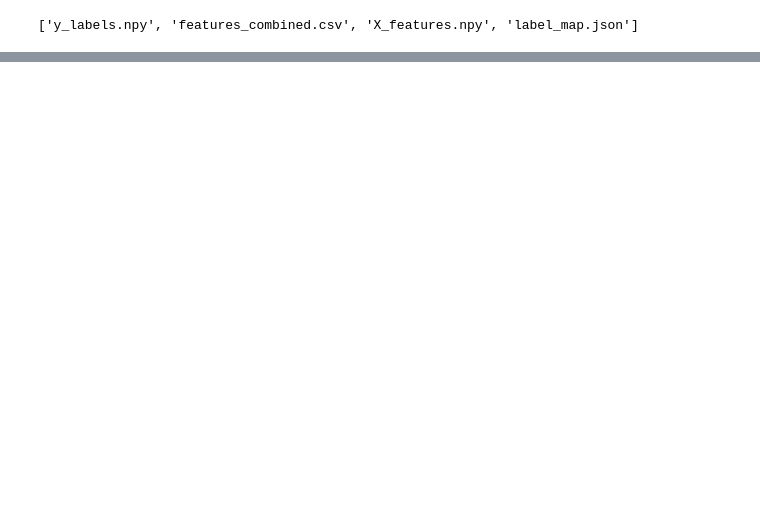
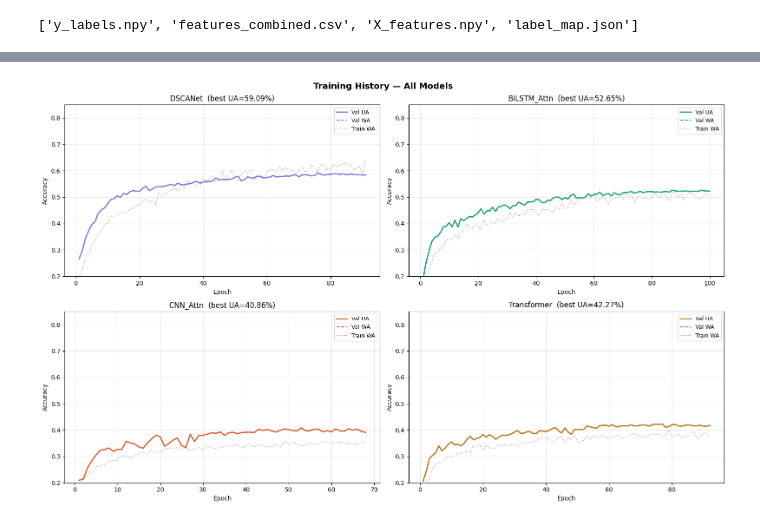
Before and after one commit to TensorNaut/aurasense-audio-ml, a Jupyter notebook: training.ipynb, the cells around one changed output, grey strips where cells are left out. Saved outputs shown, nothing was run; the diff lists cells and outputs as text; code cells hidden in the pictures; blank space fills up the shorter version.

```diff
--- a/training.ipynb
+++ b/training.ipynb
@@ -682,66 +659,24 @@ Early stop  : patience=12
 # %%
-# Core train and evaluate functions
+# Training curves for all models
+fig, axes = plt.subplots(2, 2, figsize=(16, 10))
+fig.suptitle('Training History — All Models', fontsize=14, fontweight='bold')
+colors = {'DSCANet':'#7F77DD','BiLSTM_Attn':'#1D9E75','CNN_Attn':'#D85A30','Transformer':'#BA7517'}
 
-def train_one_epoch(model, loader, optimizer, criterion, device):
-    model.train()   # activates dropout and batchnorm training mode
-    total_loss, total_correct, total_samples = 0.0, 0, 0
+axes = axes.flatten()
+for i, (name, h) in enumerate(all_histories.items()):
+    ep = range(1, len(h['train_loss'])+1)
+    ax = axes[i]
+    ax.plot(ep, h['val_ua'],   color=colors[name], linewidth=2, label='Val UA')
+    ax.plot(ep, h['val_acc'],  color=colors[name], linewidth=1.5, linestyle='--', label='Val WA')
+    ax.plot(ep, h['train_acc'],color='#888780', linewidth=1, linestyle=':', label='Train WA')
+    ax.set_title(f'{name}  (best UA={best_val_uas[name]:.2%})')
+    ax.set_xlabel('Epoch'); ax.set_ylabel('Accuracy')
+    ax.legend(fontsize=9); ax.grid(alpha=0.3)
+    ax.set_ylim(0.2, 0.85)
 
-    for x_spec, x_temp, labels in loader:
-        x_spec  = x_spec.to(device)
-        x_temp  = x_temp.to(device)
-        labels  = labels.to(device)
-
-        optimizer.zero_grad()                       # reset gradients
-        logits = model(x_spec, x_temp)              # forward pass
-        loss   = criterion(logits, labels)          # compute loss
-        loss.backward()                             # backpropagate
-        torch.nn.utils.clip_grad_norm_(model.parameters(), max_norm=1.0)
-        # grad clipping: prevents exploding gradients in LSTM
-        optimizer.step()                            # update weights
-
-        preds = logits.argmax(dim=-1)
-        total_correct += (preds == labels).sum().item()
-        total_loss    += loss.item() * len(labels)
-        total_samples += len(labels)
-
-    avg_loss = total_loss / total_samples
-    avg_acc  = total_correct / total_samples
-    return avg_loss, avg_acc
-
-
-@torch.no_grad()    # disables gradient tracking — faster and uses less memory
-def evaluate(model, loader, criterion, device):
-    model.eval()   # deactivates dropout — use learned weights as-is
-    total_loss, total_correct, total_samples = 0.0, 0, 0
-    all_preds, all_labels = [], []
-
-    for x_spec, x_temp, labels in loader:
-        x_spec = x_spec.to(device)
-        x_temp = x_temp.to(device)
-        labels = labels.to(device)
-
-        logits = model(x_spec, x_temp)
-        loss   = criterion(logits, labels)
-
-        preds = logits.argmax(dim=-1)
-        total_correct += (preds == labels).sum().item()
-        total_loss    += loss.item() * len(labels)
-        total_samples += len(labels)
-
-        all_preds.extend(preds.cpu().numpy())
-        all_labels.extend(labels.cpu().numpy())
-
-    avg_loss = total_loss / total_samples
-    avg_acc  = total_correct / total_samples
-
-    # Unweighted Accuracy (UA): mean accuracy across classes (ignores class size)
-    # This is the fair metric — prevents big classes masking poor performance on small ones
-    per_class_acc = []
-    for c in range(NUM_CLASSES):
-        mask = np.array(all_labels) == c
-        if mask.sum() > 0:
-            per_class_acc.append((np.array(all_preds)[mask] == c).mean())
-    ua = np.mean(per_class_acc)
-
-    return avg_loss, avg_acc, ua, np.array(all_preds), np.array(all_labels)
+plt.tight_layout()
+plt.savefig(OUTPUT_DIR / 'all_models_curves.png', dpi=150, bbox_inches='tight')
+plt.show()
+# %% [output]
+[figure, added]
 # %%
```
Also changed, not shown: parts of 27 cells of this notebook.
